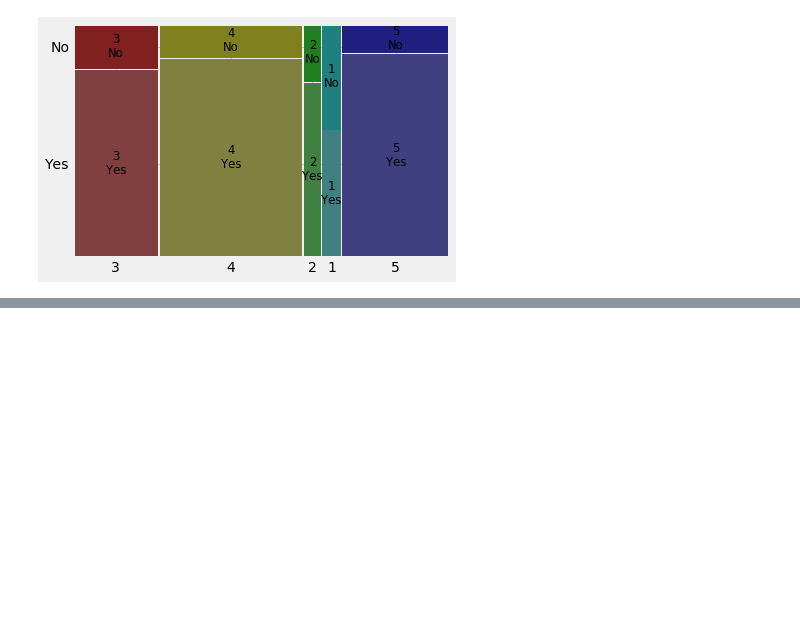
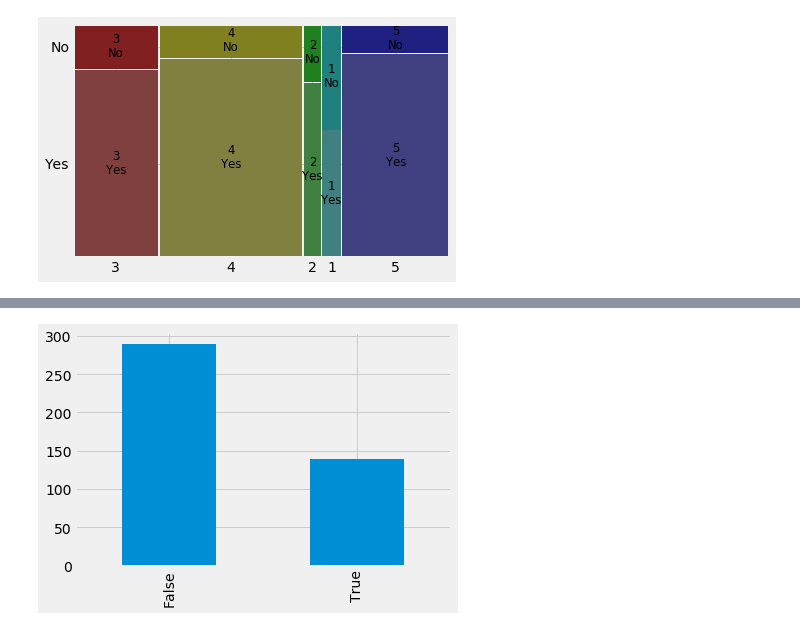
Before and after one commit to aalmeida9/362Project1, a Jupyter notebook: main.ipynb, the cells around one changed output, grey strips where cells are left out. Saved outputs shown, nothing was run; the diff lists cells and outputs as text; code cells hidden in the pictures; blank space fills up the shorter version.

```diff
--- a/main.ipynb
+++ b/main.ipynb
@@ -187,0 +210,9 @@ plt.show()
+# %%
+#Data analysis on Reasoning column specifically how manuy people put 'Ease of Access' as a reason for them recycling
+df3 = df.Reasoning.str.contains(pat = 'Ease of Access')
+df3.value_counts()
+df3.value_counts().plot(kind='bar')
+pl3 = df.Reasoning.str.contains('Ease of Access').sum()
+#print(df.Reasoning.str.contains('Ease of Access').sum())
+# %% [output]
+[figure, added]
```
Also changed, not shown: parts of 6 cells of this notebook.
